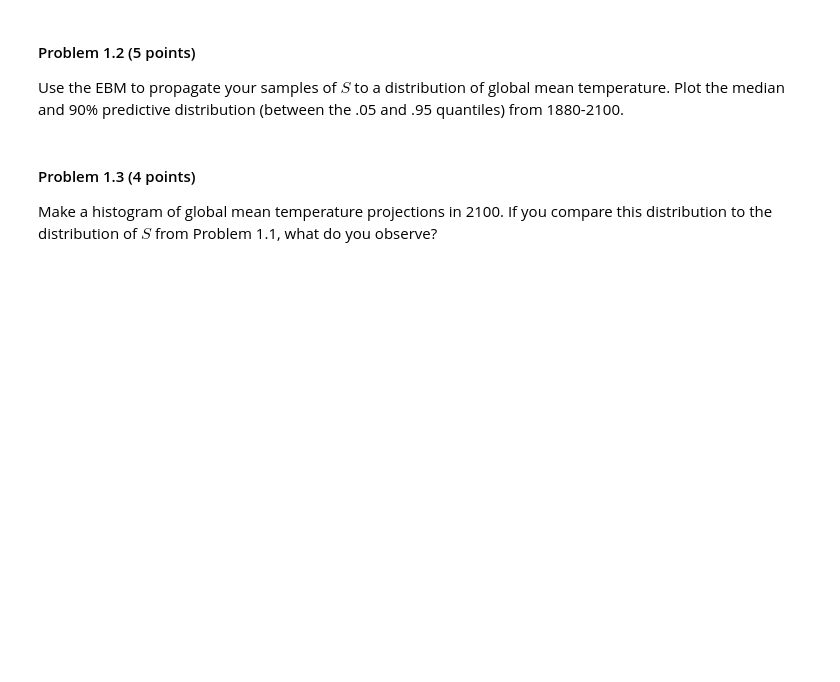
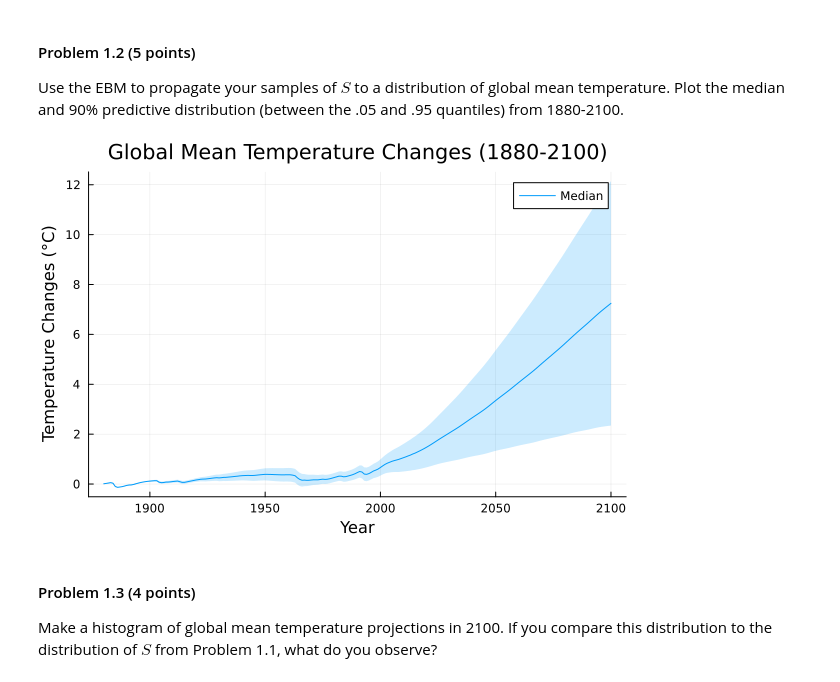
Before and after one commit to BEE4750-FA23/hw3-eb739, a Jupyter notebook: hw03.ipynb, the cells around one changed output. Drawn from its saved outputs; the diff is of its cells as text; code cells hidden in the pictures; blank space fills up the shorter version.

```diff
--- a/hw03.ipynb
+++ b/hw03.ipynb
@@ -158,6 +178,30 @@ samples from this distribution and make a histogram.
 Use the EBM to propagate your samples of $S$ to a distribution of global
 mean temperature. Plot the median and 90% predictive distribution
 (between the .05 and .95 quantiles) from 1880-2100.
+# %%
+# Define the years for which you want to plot the results
+years_to_plot = 1880:2100
+
+# Initialize an array to store temperature anomalies for each sample
+temperature_anomalies = zeros(Float64, length(samples), length(years_to_plot))
+
+# Loop through the samples of S and calculate temperature anomalies
+for i in 1:length(samples)
+    # Call the energy_balance_model function for each S sample
+    temperature_anomalies[i, :] = energy_balance_model(samples[i], forcing_aerosol_85, forcing_non_aerosol_85)
+end
+
+# Calculate the median and 90% quantiles of the temperature anomalies along the specified dimension
+median_anomalies = median(temperature_anomalies, dims=1)[:]
+lower_quantile = [quantile(temperature_anomalies[:, i], 0.05) for i in 1:size(temperature_anomalies, 2)]
+upper_quantile = [quantile(temperature_anomalies[:, i], 0.95) for i in 1:size(temperature_anomalies, 2)]
+
+plot(years_to_plot, median_anomalies, ribbon=(upper_quantile - lower_quantile),
+    fillalpha=0.2, label="Median", legend=:topright,
+    xlabel="Year", ylabel="Temperature Changes (°C)",
+    title="Global Mean Temperature Changes (1880-2100)")
+# %% [output]
+[figure, added]
 # %% [markdown]
 #### Problem 1.3 (4 points)
 
```
Also changed, not shown: parts of 8 cells of this notebook.
